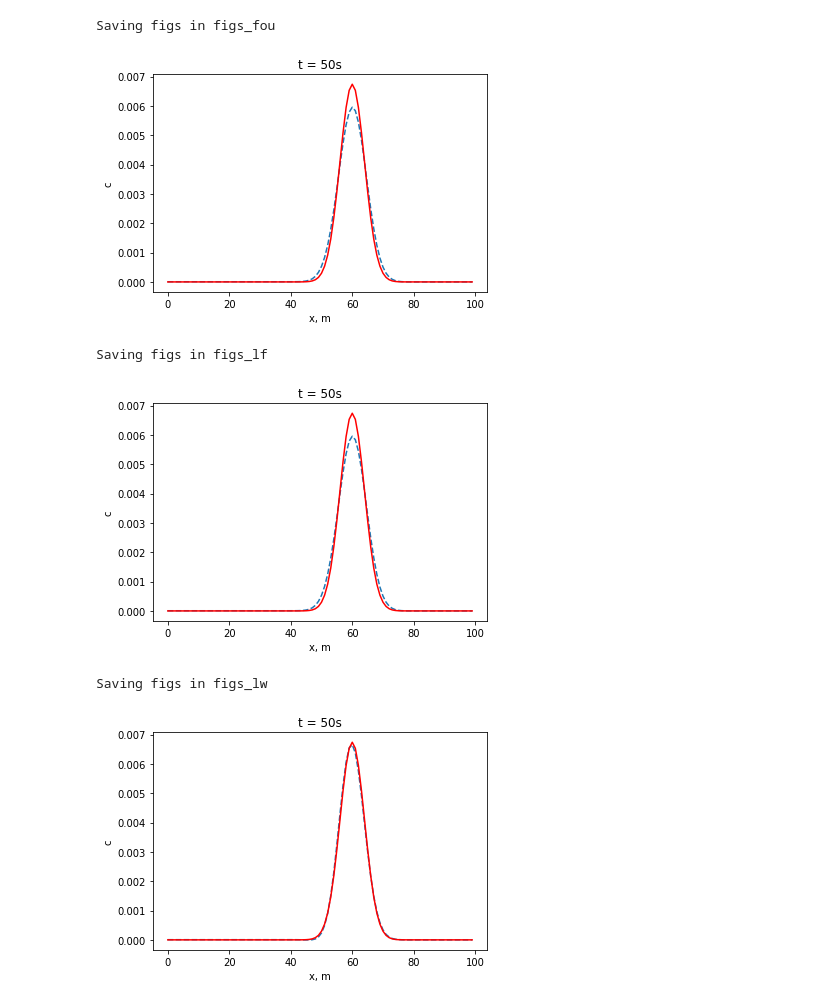
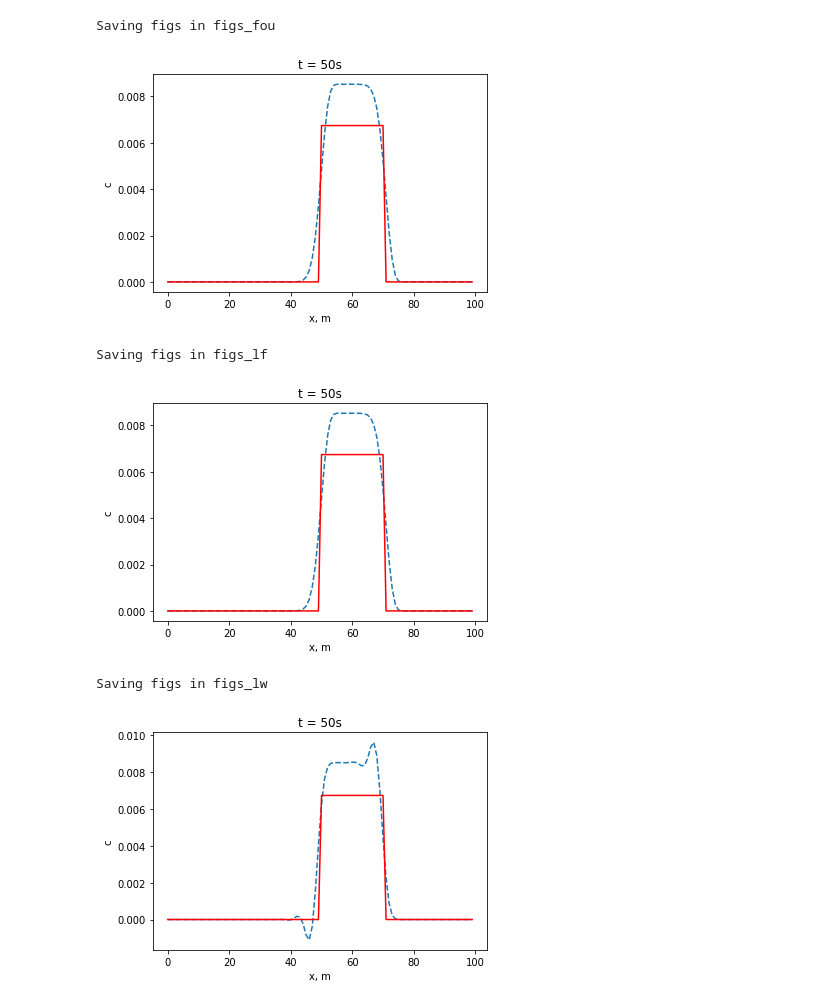
Before and after one commit to tdcwilliams/pywave, a Jupyter notebook: notebooks/energy_transport/advection_attenuation.ipynb, the cells around one changed output. Saved outputs shown, nothing was run; the diff lists cells and outputs as text; code cells hidden in the pictures.

```diff
--- a/notebooks/energy_transport/advection_attenuation.ipynb
+++ b/notebooks/energy_transport/advection_attenuation.ipynb
@@ -30,10 +18,10 @@ def init_shape(x):
 # %%
-def plot_step(x, u, c, alpha, n, dt, outdir=None):
+def plot_step(x, u, c, alpha, n, dt, outdir=None, **kwargs):
     fig = plt.figure()
     ax = fig.add_subplot(111)
     ax.plot(x, u, '--')
     t = n * dt
-    exact = init_shape(x - c * t) * np.exp(-alpha*t)
+    exact = init_shape(x - c * t, **kwargs) * np.exp(-alpha*t)
     ax.plot(x, exact, 'r')
     ax.set_title(f't = {t}s')
     ax.set_xlabel('x, m')
@@ -54,9 +46,13 @@ def run(adv, u0, c, alpha, x, outdir):
 cfl = .9
 dx = 1
 dt = 1
-c = .9*dx/dt
-alpha = 0.1
+alpha = .1
+c, x0 = cfl*dx/dt, 15 # advect left to right
+# c, x0 = -cfl*dx/dt, 85 # advect right to left
 x = np.arange(100)*dx
-u0 = init_shape(x)
-plot_step(x, u0, c, alpha, 0,  dt)
+shape = "step"
+# shape = "gaussian"
+kw_init=dict(shape=shape, x0=x0)
+u0 = init_shape(x, **kw_init)
+plot_step(x, u0, c, alpha, 0,  dt, **kw_init)
 # %% [output]
@@ -64,27 +60,21 @@ plot_step(x, u0, c, alpha, 0,  dt)
 # %%
-adv = AdvectAtten1D(dx, dt, scheme='first_order_upwind')
-outdir = 'figs_fou'
-os.makedirs(outdir, exist_ok=True)
-run(adv, u0, c, alpha, x, outdir)
+adv = AdvectAtten1D(dx, dt, scheme='first_order_upwind', u_correction_scheme="implicit")
+run(adv, u0, c, alpha, x, outdir='figs_fou', **kw_init)
 # %% [output]
 Saving figs in figs_fou
-[figure, old version]
+[figure, new version]
 # %%
-adv = AdvectAtten1D(dx, dt, scheme='lax_friedrichs')
-outdir = 'figs_lf'
-os.makedirs(outdir, exist_ok=True)
-# plot_step(x, u0, c, 0,  dt, outdir)
-run(adv, u0, c, alpha, x, outdir)
+adv = AdvectAtten1D(dx, dt, scheme='lax_friedrichs', u_correction_scheme="implicit")
+run(adv, u0, c, alpha, x, outdir='figs_lf', **kw_init)
 # %% [output]
 Saving figs in figs_lf
-[figure, old version]
+[figure, new version]
 # %%
-adv = AdvectAtten1D(dx, dt, scheme='lax_wendroff')
-outdir = 'figs_lw'
-os.makedirs(outdir, exist_ok=True)
-# plot_step(x, u0, c, 0,  dt, outdir)
-run(adv, u0, c, alpha, x, outdir)
+adv = AdvectAtten1D(dx, dt, scheme='lax_wendroff',
+                    flux_correction_scheme=None,
+                    u_correction_scheme="implicit")
+run(adv, u0, c, alpha, x, outdir="figs_lw", **kw_init)
 # %% [output]
 Saving figs in figs_lw
-[figure, old version]
+[figure, new version]
 # %%
```
Also changed, not shown: parts of 7 cells of this notebook, 1 other file.
